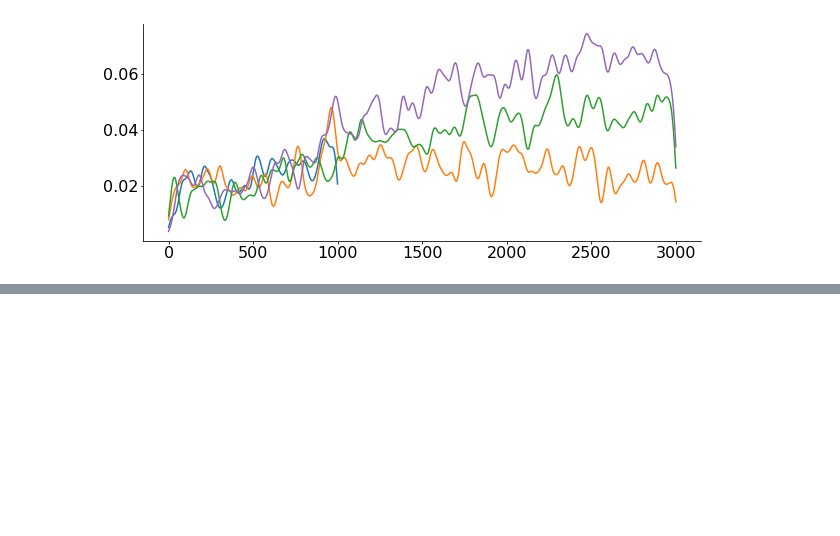
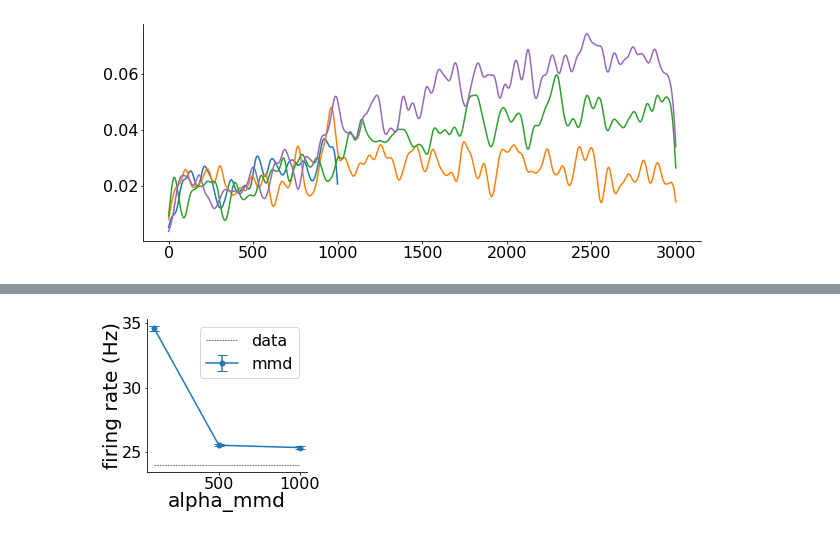
Before and after one commit to diegoarri91/mmd-glm, a Jupyter notebook: experiments/figure3/monkey_pmv_cimmd.ipynb, the cells around one changed output, grey strips where cells are left out. Cells and saved outputs as stored; diff of their text form; code cells hidden in the pictures; blank space fills up the shorter version.

```diff
--- a/experiments/figure3/monkey_pmv_cimmd.ipynb
+++ b/experiments/figure3/monkey_pmv_cimmd.ipynb
@@ -1069,6 +1061,8 @@ beta0, beta1 = 0, 0
 n_batch_fr = 60
 n_metrics = 1
 num_epochs = 250
+
+fr, fr_sd = [], []
 
 for lam_mmd in lams:
     time0 = time.time()
@@ -1095,3 +1089,14 @@ for lam_mmd in lams:
+# %%
+fig, ax = plt.subplots()
+ax.errorbar(lams, fr, yerr=fr_sd / np.sqrt(1000), fmt='-o', label='mmd')
+ax.plot([lams[0], lams[-1]], [fr_train, fr_train], 'k--', lw=0.5, label='data')
+ax.set_xlabel("alpha_mmd")
+ax.set_ylabel('firing rate (Hz)')
+ax.legend()
+fig.tight_layout()
+# fig.savefig('/home/diego/fr_alpha.pdf')
+# %% [output]
+[figure, added]
 # %%
 for ii in range(19):
     # phi, kernel, lam_mmd, biased, lr, clip = phi_id, None, 1e-2, True, 1e-2, 1e0 # hermosa solucion. satura
```
Also changed, not shown: parts of 4 cells of this notebook.
